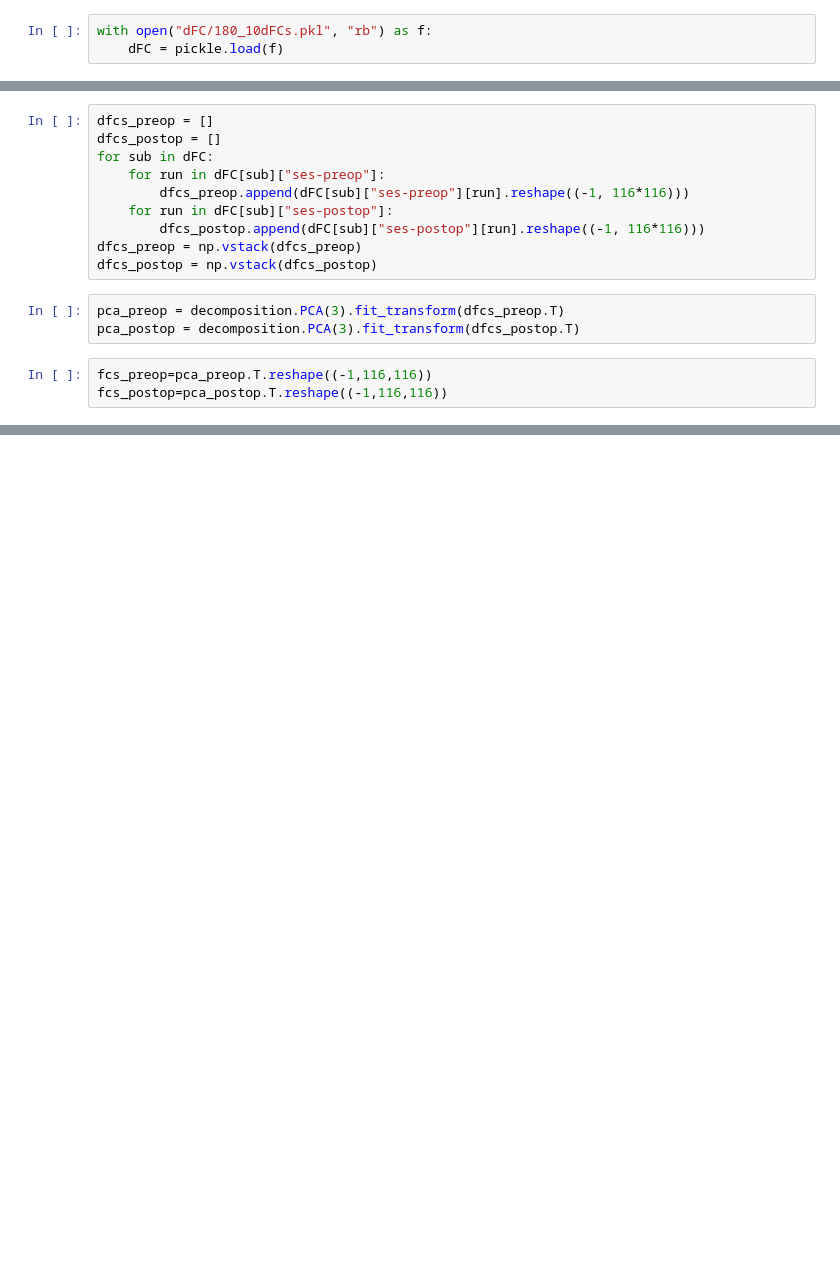
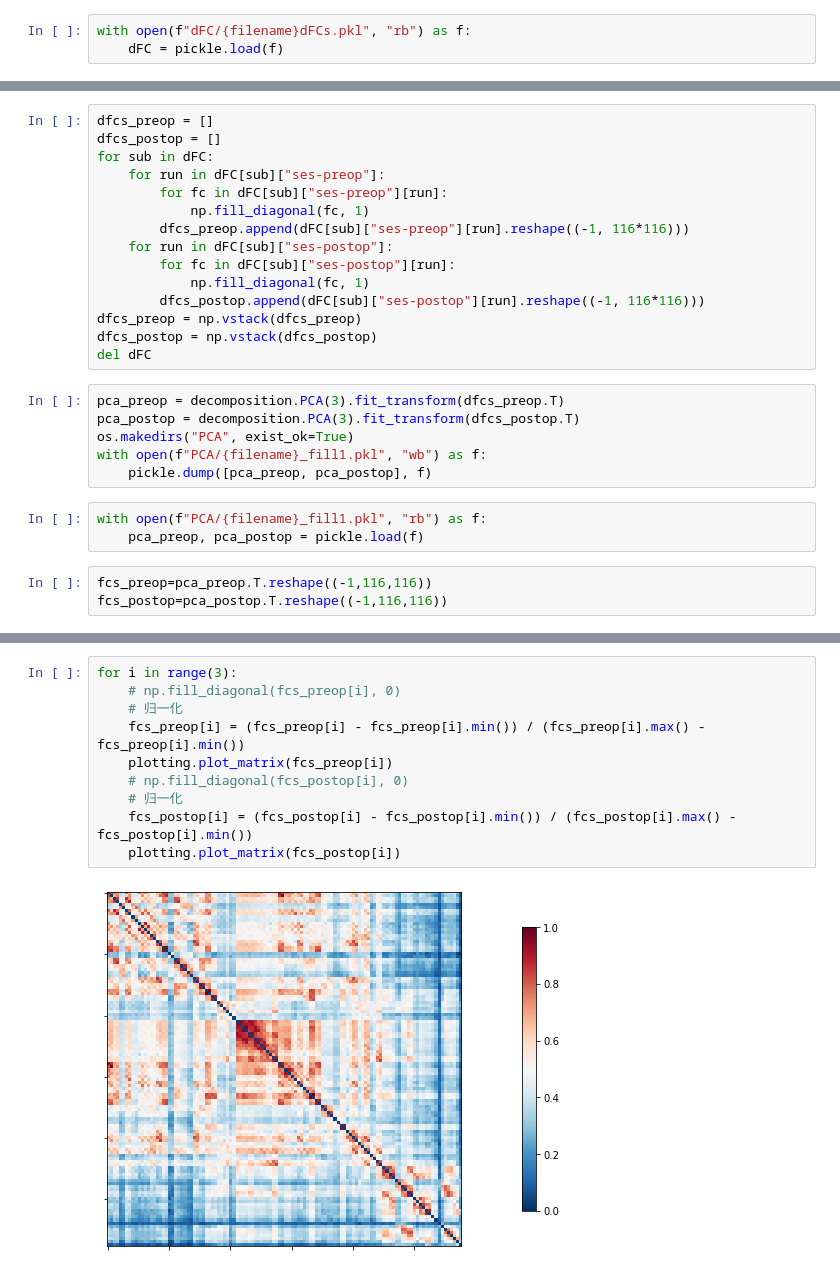
Before and after one commit to miracleXL/es-fmri, a Jupyter notebook: pca.ipynb, the cells around one changed output, grey strips where cells are left out. Cells and saved outputs as stored; diff of their text form; blank space fills up the shorter version.

```diff
--- a/pca.ipynb
+++ b/pca.ipynb
@@ -9,3 +18,3 @@ import os
 # %%
-with open("dFC/180_10dFCs.pkl", "rb") as f:
+with open(f"dFC/{filename}dFCs.pkl", "rb") as f:
     dFC = pickle.load(f)
@@ -16,14 +23,25 @@ dfcs_preop = []
 dfcs_postop = []
 for sub in dFC:
     for run in dFC[sub]["ses-preop"]:
+        for fc in dFC[sub]["ses-preop"][run]:
+            np.fill_diagonal(fc, 1)
         dfcs_preop.append(dFC[sub]["ses-preop"][run].reshape((-1, 116*116)))
     for run in dFC[sub]["ses-postop"]:
+        for fc in dFC[sub]["ses-postop"][run]:
+            np.fill_diagonal(fc, 1)
         dfcs_postop.append(dFC[sub]["ses-postop"][run].reshape((-1, 116*116)))
 dfcs_preop = np.vstack(dfcs_preop)
 dfcs_postop = np.vstack(dfcs_postop)
+del dFC
 # %%
 pca_preop = decomposition.PCA(3).fit_transform(dfcs_preop.T)
 pca_postop = decomposition.PCA(3).fit_transform(dfcs_postop.T)
+os.makedirs("PCA", exist_ok=True)
+with open(f"PCA/{filename}_fill1.pkl", "wb") as f:
+    pickle.dump([pca_preop, pca_postop], f)
+# %%
+with open(f"PCA/{filename}_fill1.pkl", "rb") as f:
+    pca_preop, pca_postop = pickle.load(f)
 # %%
 fcs_preop=pca_preop.T.reshape((-1,116,116))
 fcs_postop=pca_postop.T.reshape((-1,116,116))
@@ -47,0 +88,12 @@ Graph is not connected.
+# %%
+for i in range(3):
+    # np.fill_diagonal(fcs_preop[i], 0)
+    # 归一化
+    fcs_preop[i] = (fcs_preop[i] - fcs_preop[i].min()) / (fcs_preop[i].max() - fcs_preop[i].min())
+    plotting.plot_matrix(fcs_preop[i])
+    # np.fill_diagonal(fcs_postop[i], 0)
+    # 归一化
+    fcs_postop[i] = (fcs_postop[i] - fcs_postop[i].min()) / (fcs_postop[i].max() - fcs_postop[i].min())
+    plotting.plot_matrix(fcs_postop[i])
+# %% [output]
+[figure, added]
```
Also changed, not shown: parts of 22 cells of this notebook, 11 other files.
